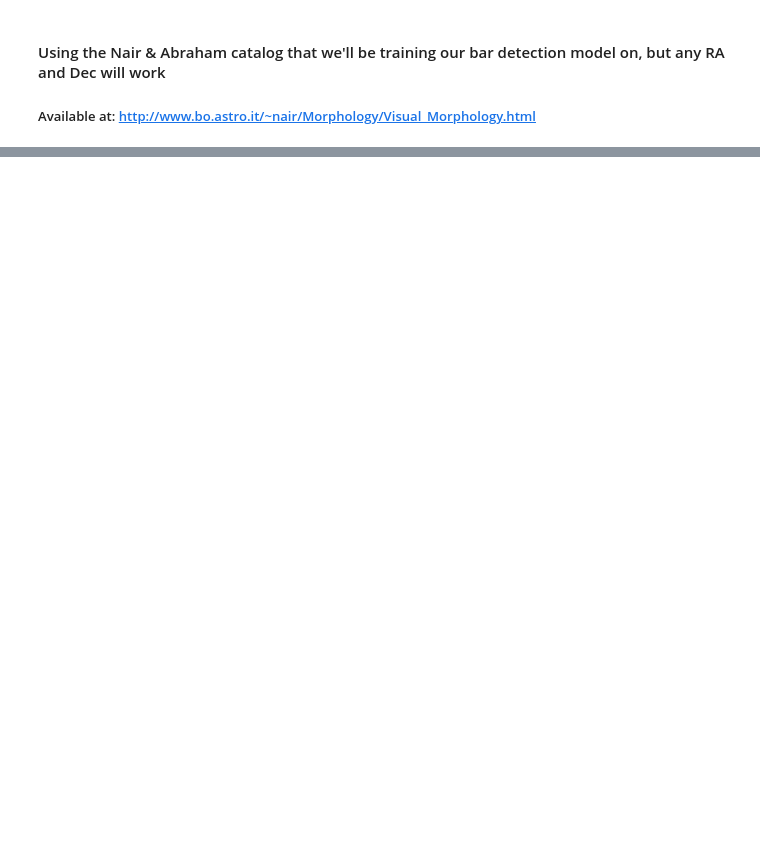
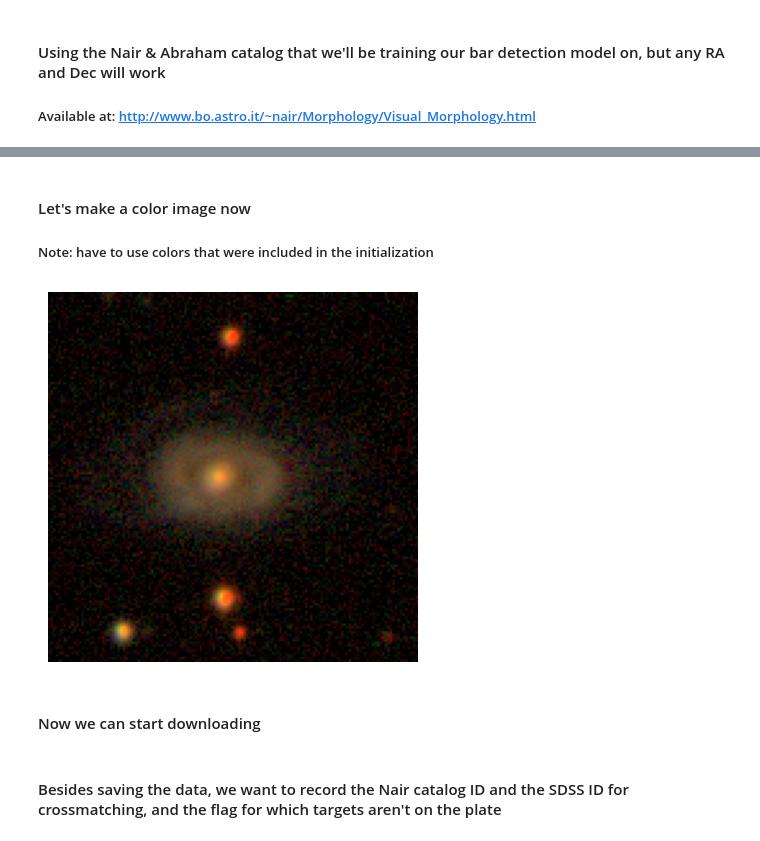
Before and after one commit to pgwart/SDSSDownload, a Jupyter notebook: example.ipynb, the cells around one changed output, grey strips where cells are left out. Saved outputs shown, nothing was run; the diff lists cells and outputs as text; code cells hidden in the pictures; blank space fills up the shorter version.

```diff
--- a/example.ipynb
+++ b/example.ipynb
@@ -141,0 +59,3 @@ for i in ind:
+# %%
+test_dir = './test2/'
+dl2 = sd.Image(ra,dec,data_dir=test_dir, bands='all', show_progress=True, df_path=sdss_cat_path)
@@ -141,0 +101,12 @@ for i in ind:
+# %% [markdown]
+#### Let's make a color image now
+##### Note: have to use colors that were included in the initialization
+# %%
+dl2.cutout(size=size)
+dl2.plot_cutout_color(red='i',green='r',blue='g')
+# %% [output]
+[figure, added]
+# %% [markdown]
+#### Now we can start downloading
+# %% [markdown]
+#### Besides saving the data, we want to record the Nair catalog ID and the SDSS ID for crossmatching, and the flag for which targets aren't on the plate
```
Also changed, not shown: parts of 43 cells of this notebook, 3 other files.
